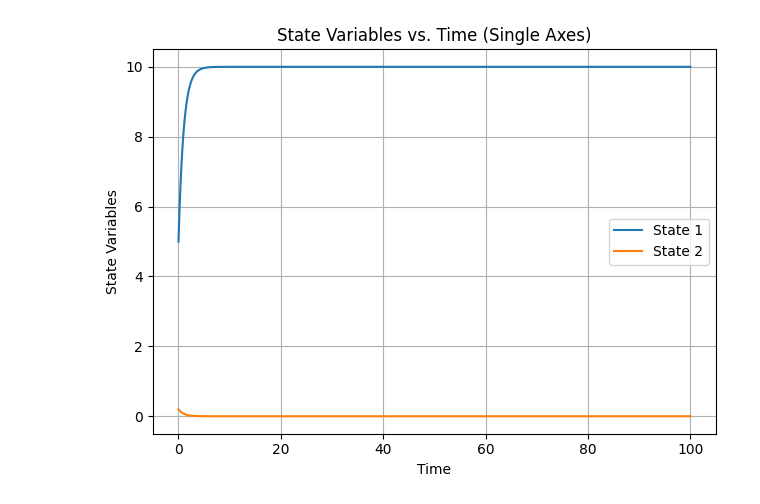
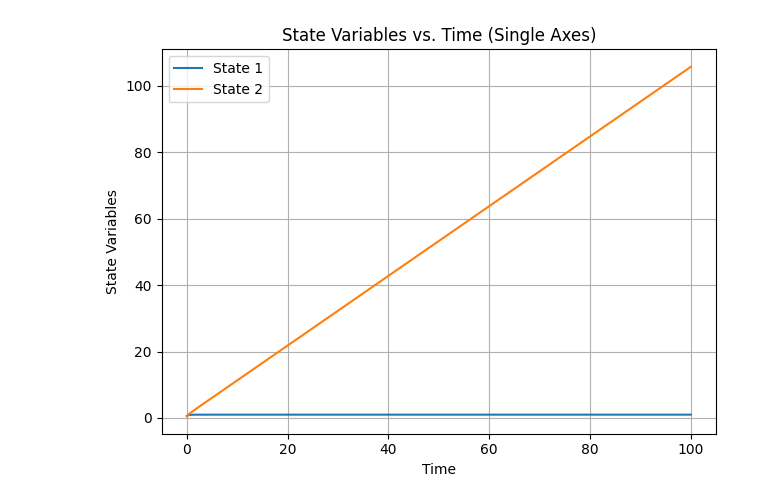
Before and after one commit to rrtucci/ode_to_odes, a Jupyter notebook: jupyter_notebooks/genetic-toggle-switch.ipynb, the cells around one changed output. Saved outputs shown, nothing was run; the diff lists cells and outputs as text; code cells hidden in the pictures.

```diff
--- a/jupyter_notebooks/genetic-toggle-switch.ipynb
+++ b/jupyter_notebooks/genetic-toggle-switch.ipynb
@@ -21,35 +21,35 @@ C:\Users\rrtuc\Desktop\backed-up\python-projects
 # %%
 #  Imports
 import numpy as np
 from scipy.integrate import solve_ivp
 from ode_helpers import state_plotter
 
 #  Define derivative function
 def f(t, y, c):
     ydot = [c[0]/(1+(y[1]/c[1])**c[2]) - c[3]*y[0],
             c[4]/(1+(y[0]/c[5])**c[6]) - c[7]*y[1]]
     return ydot
 
 #  Define time spans, initial values, and constants
 tspan = np.linspace(0, 100, 500)
-yinit = [5, .2]
+yinit = [.6, .5]
 
-alpha1, alpha2 = (10, 30)
-n1, n2= (2, 2)
+alpha1, alpha2 = (1, 2)
 K1, K2 = (1, 1)
-gamma1, gamma2 = (1, 1)
+n1, n2= (5, 5)
+gamma1, gamma2 = (0, 0)
 c = (alpha1, K1, n1, gamma1,
      alpha2, K2, n2, gamma2)
 
 
 #  Solve differential equation
 sol = solve_ivp(lambda t,
                 y: f(t, y, c),
                 [tspan[0], tspan[-1]],
                 yinit,
                 t_eval=tspan,
                 rtol = 1e-5)
 #  Plot states
 state_plotter(sol.t, sol.y)
 # %% [output]
-[figure, old version]
+[figure, new version]
```
Also changed, not shown: parts of 1 cell of this notebook, 2 other files.
